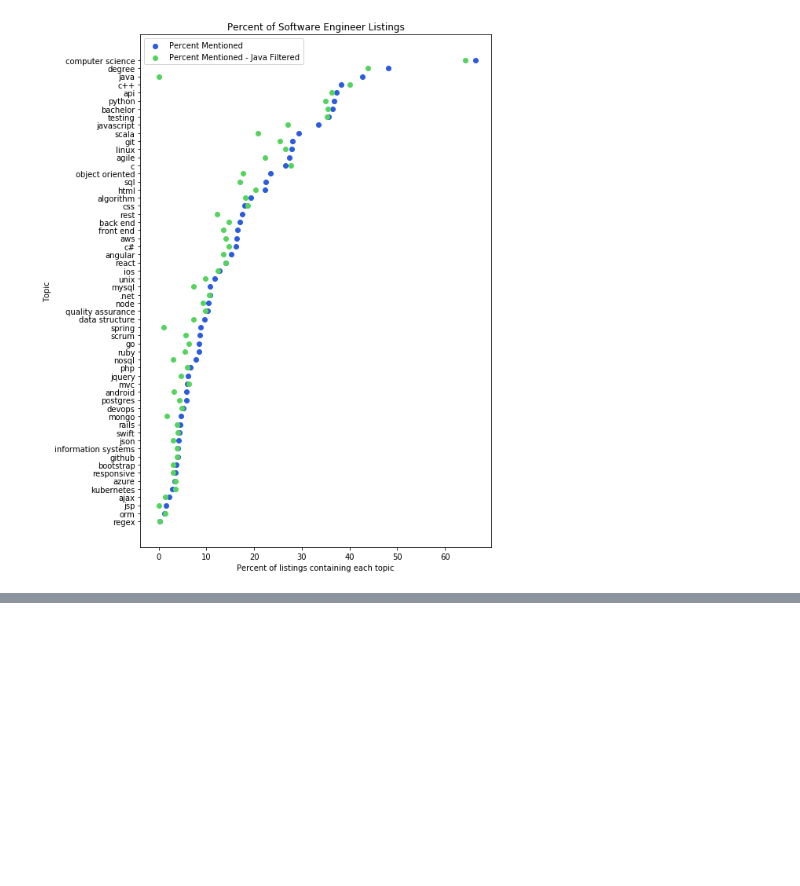
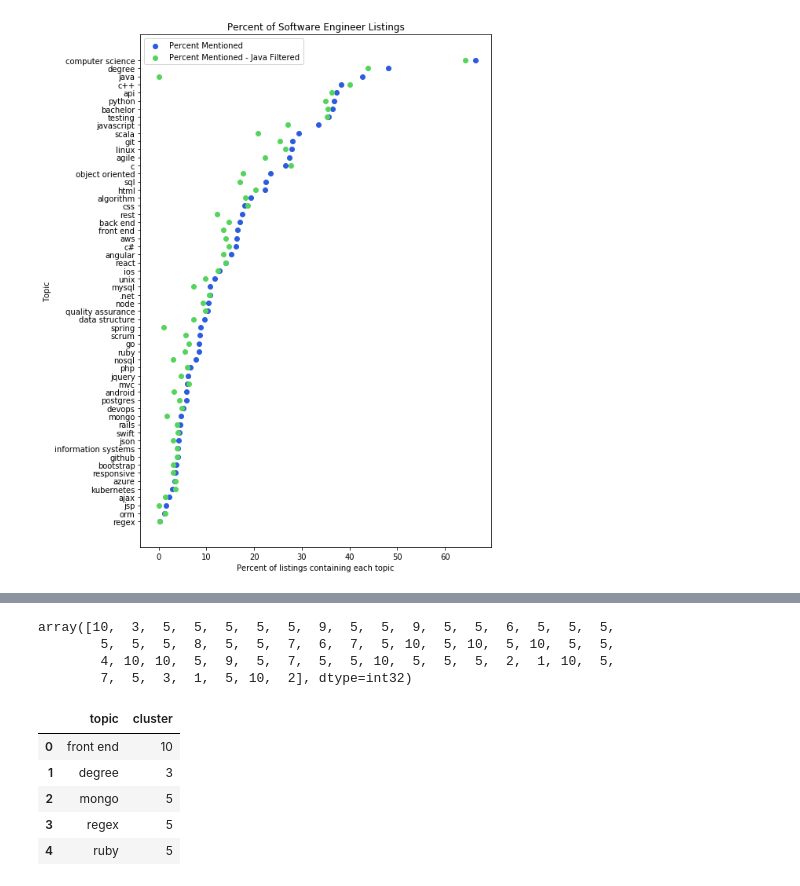
Before and after one commit to ryanleeallred/LambdaSchool, a Jupyter notebook: Word Analysis/Word Analysis.ipynb, the cells around one changed output, grey strips where cells are left out. Cells and saved outputs as stored; diff of their text form; code cells hidden in the pictures; blank space fills up the shorter version.

```diff
--- a/Word Analysis/Word Analysis.ipynb
+++ b/Word Analysis/Word Analysis.ipynb
@@ -513,0 +559,26 @@ plt.show()
+# %%
+cluster1 = [48,54,47,57,34,1,53]
+cluster2 = [22,42,30,37,16,19,33,9,32,26,2,6,45,52,55,14,39,5,8,18,11,3,50,44,15,46,17,4,41,21,12,28]
+cluster3 = [13,24,20,51,23,25,40,10,7,38,29,36,27,0,31,35,56,43,49]
+
+index_list = list(X.index)
+# print(type(topics))
+topics = pd.DataFrame()
+index_list = pd.Series(index_list)
+topics['topic'] = index_list.values
+topics.head()
+
+print('+----- Cluster One: -----+')
+for i, row in topics.iterrows():
+    if i in cluster1:
+        print(row.topic)
+
+print('+-----Cluster Two: -----+')
+for i, row in topics.iterrows():
+    if i in cluster2:
+        print(row.topic)
+
+print('+-----Cluster Three: -----+')
+for i, row in topics.iterrows():
+    if i in cluster3:
+        print(row.topic)
@@ -513,0 +640,24 @@ plt.show()
+# %%
+# Summarize clusters into 10 different clusters
+from scipy.cluster.hierarchy import fcluster
+max_d = 16.5
+clusters = fcluster(Z, max_d, criterion='distance')
+clusters
+# %% [output]
+array([10,  3,  5,  5,  5,  5,  5,  9,  5,  5,  9,  5,  5,  6,  5,  5,  5,
+        5,  5,  5,  8,  5,  5,  7,  6,  7,  5, 10,  5, 10,  5, 10,  5,  5,
+        4, 10, 10,  5,  9,  5,  7,  5,  5, 10,  5,  5,  5,  2,  1, 10,  5,
+        7,  5,  3,  1,  5, 10,  2], dtype=int32)
+# %%
+clusters = list(clusters)
+clusters = pd.Series(clusters)
+topics['cluster'] = clusters.values
+
+topics.head()
+# %% [output]
+|  | topic | cluster |
+| 0 | front end | 10 |
+| 1 | degree | 3 |
+| 2 | mongo | 5 |
+| 3 | regex | 5 |
+| 4 | ruby | 5 |
```
Also changed, not shown: parts of 9 cells of this notebook.
